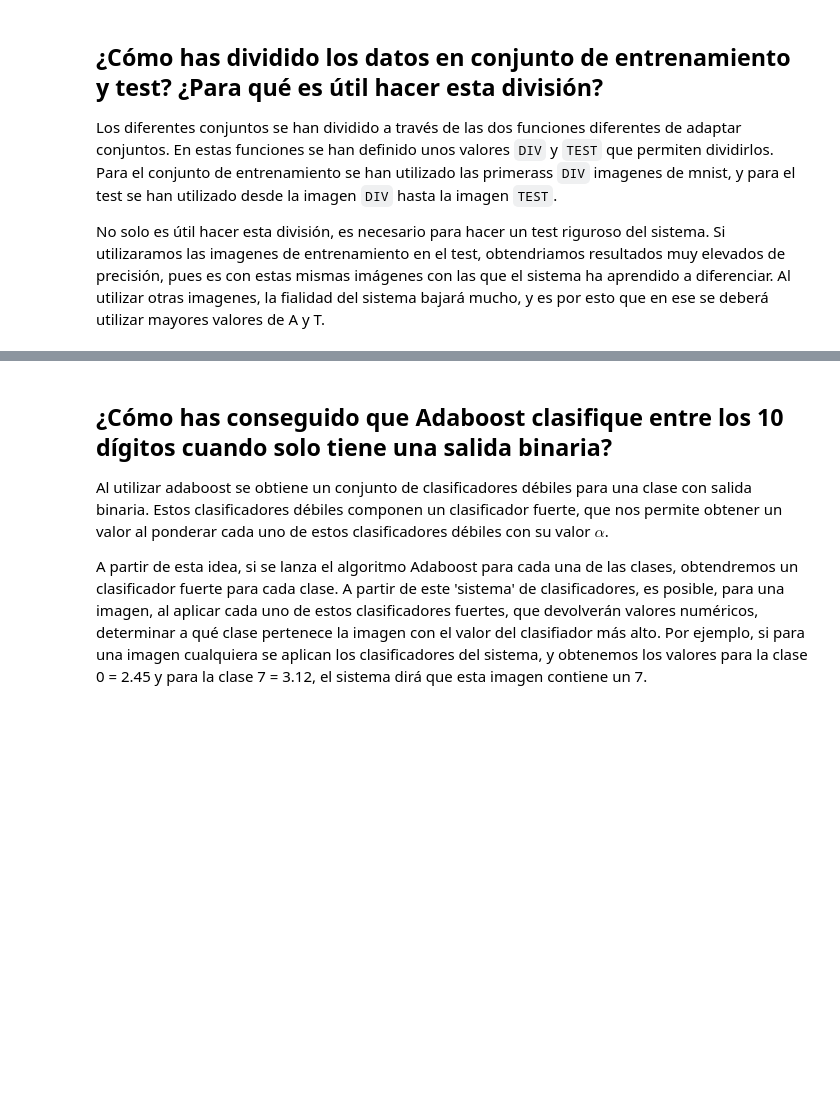
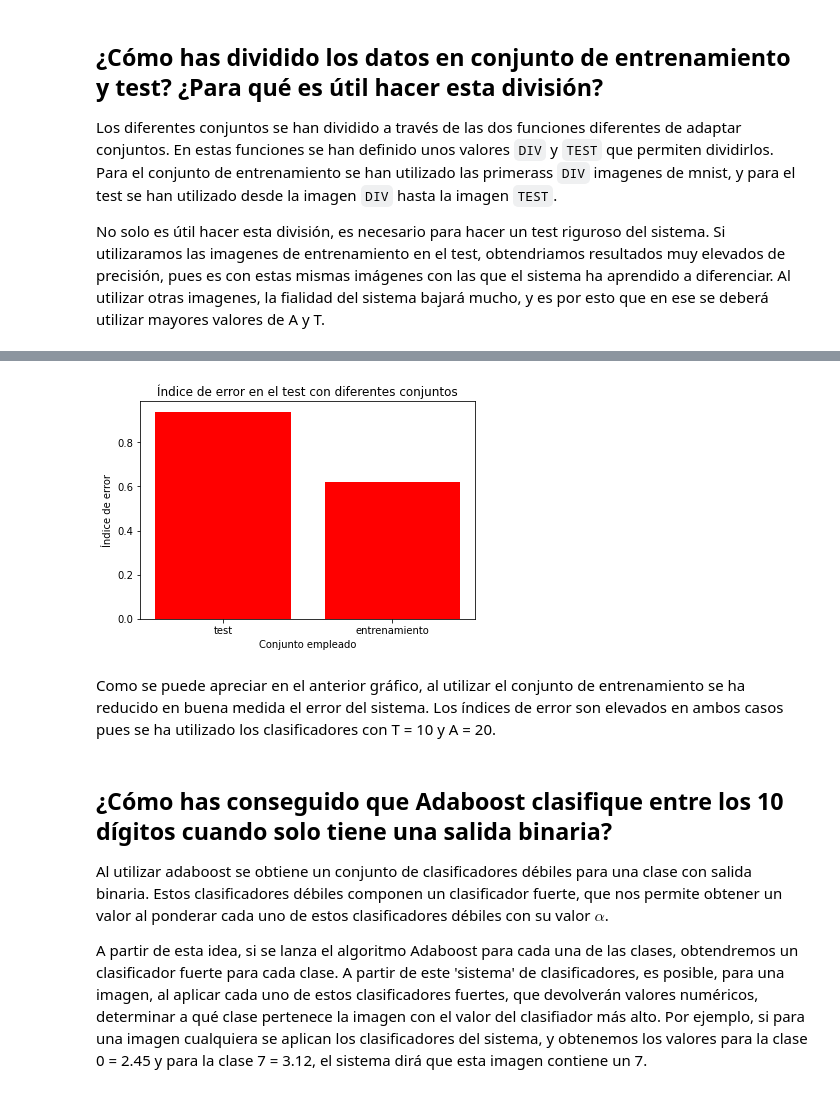
Before and after one commit to gantequera/SI, a Jupyter notebook: P2/Práctica 2.ipynb, the cells around one changed output, grey strips where cells are left out. Cells and saved outputs as stored; diff of their text form; code cells hidden in the pictures; blank space fills up the shorter version.

```diff
--- a/P2/Práctica 2.ipynb
+++ b/P2/Práctica 2.ipynb
@@ -277,3 +286,21 @@ No solo es útil hacer esta división, es necesario para hacer un test riguroso
+# %%
+def adaptar_conjuntos_entr_test(mnist_X, mnist_Y):
+    X = mnist_X.copy()
+    X = np.reshape(X[:DIV], (DIV, 784))
+    return (X, mnist_Y)
+
+(x_ent, y_ent) = adaptar_conjuntos_entr_test(mnist_X, mnist_Y)
+(x_tes, y_tes) = adaptar_conjuntos_test(mnist_X, mnist_Y)
+plt.bar([0, 1], [1 - np.average(test(x_tes, y_tes, clasificadores, alphas)), 1 - np.average(test(x_ent, y_ent, clasificadores, alphas))], color='red')
+plt.title('Índice de error en el test con diferentes conjuntos')
+plt.ylabel('Índice de error')
+plt.xlabel('Conjunto empleado')
+plt.xticks([0, 1], ('test', 'entrenamiento'))
+plt.show()
+# %% [output]
+[figure, added]
+# %% [markdown]
+Como se puede apreciar en el anterior gráfico, al utilizar el conjunto de entrenamiento se ha reducido en buena medida el error del sistema. Los índices de error son elevados en ambos casos pues se ha utilizado los clasificadores con T = 10 y A = 20.
 # %% [markdown]
 ## ¿Cómo has conseguido que Adaboost clasifique entre los 10 dígitos cuando solo tiene una salida binaria?
 
```
Also changed, not shown: parts of 31 cells of this notebook, 7 other files.
